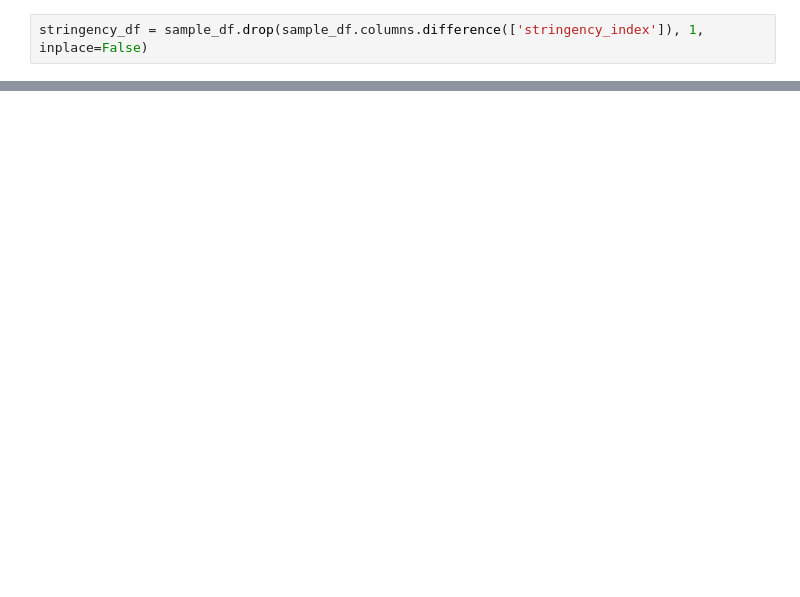
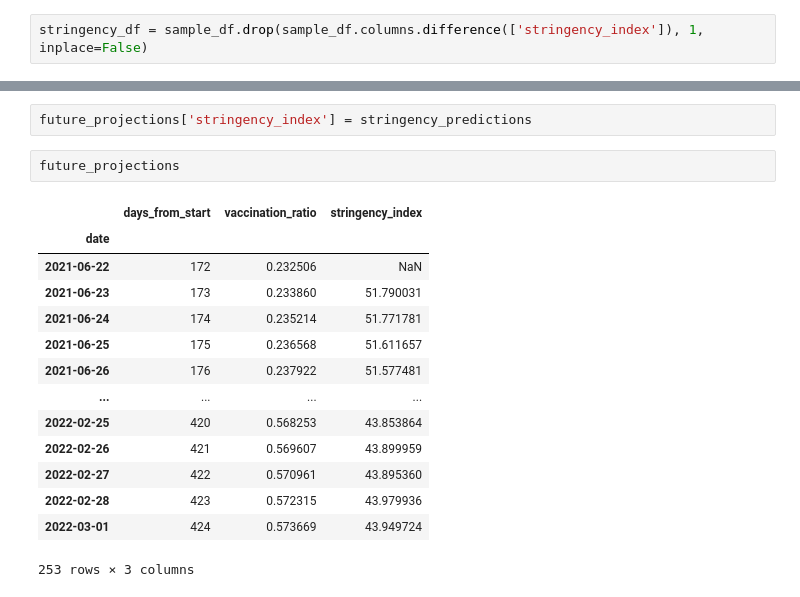
Before and after one commit to DjAzDeck/aiHackCovid, a Jupyter notebook: Creating_synthetic_dataForProjection.ipynb, the cells around one changed output, grey strips where cells are left out. Saved outputs shown, nothing was run; the diff lists cells and outputs as text; blank space fills up the shorter version.

```diff
--- a/Creating_synthetic_dataForProjection.ipynb
+++ b/Creating_synthetic_dataForProjection.ipynb
@@ -211,0 +244,19 @@ stringency_df_train
+# %%
+future_projections['stringency_index'] = stringency_predictions
+# %%
+future_projections
+# %% [output]
+|  | days_from_start | vaccination_ratio | stringency_index |
+| date |  |  |  |
+| 2021-06-22 | 172 | 0.232506 | NaN |
+| 2021-06-23 | 173 | 0.233860 | 51.790031 |
+| 2021-06-24 | 174 | 0.235214 | 51.771781 |
+| 2021-06-25 | 175 | 0.236568 | 51.611657 |
+| 2021-06-26 | 176 | 0.237922 | 51.577481 |
+| ... | ... | ... | ... |
+| 2022-02-25 | 420 | 0.568253 | 43.853864 |
+| 2022-02-26 | 421 | 0.569607 | 43.899959 |
+| 2022-02-27 | 422 | 0.570961 | 43.895360 |
+| 2022-02-28 | 423 | 0.572315 | 43.979936 |
+| 2022-03-01 | 424 | 0.573669 | 43.949724 |
+253 rows × 3 columns
```
Also changed, not shown: parts of 21 cells of this notebook.
